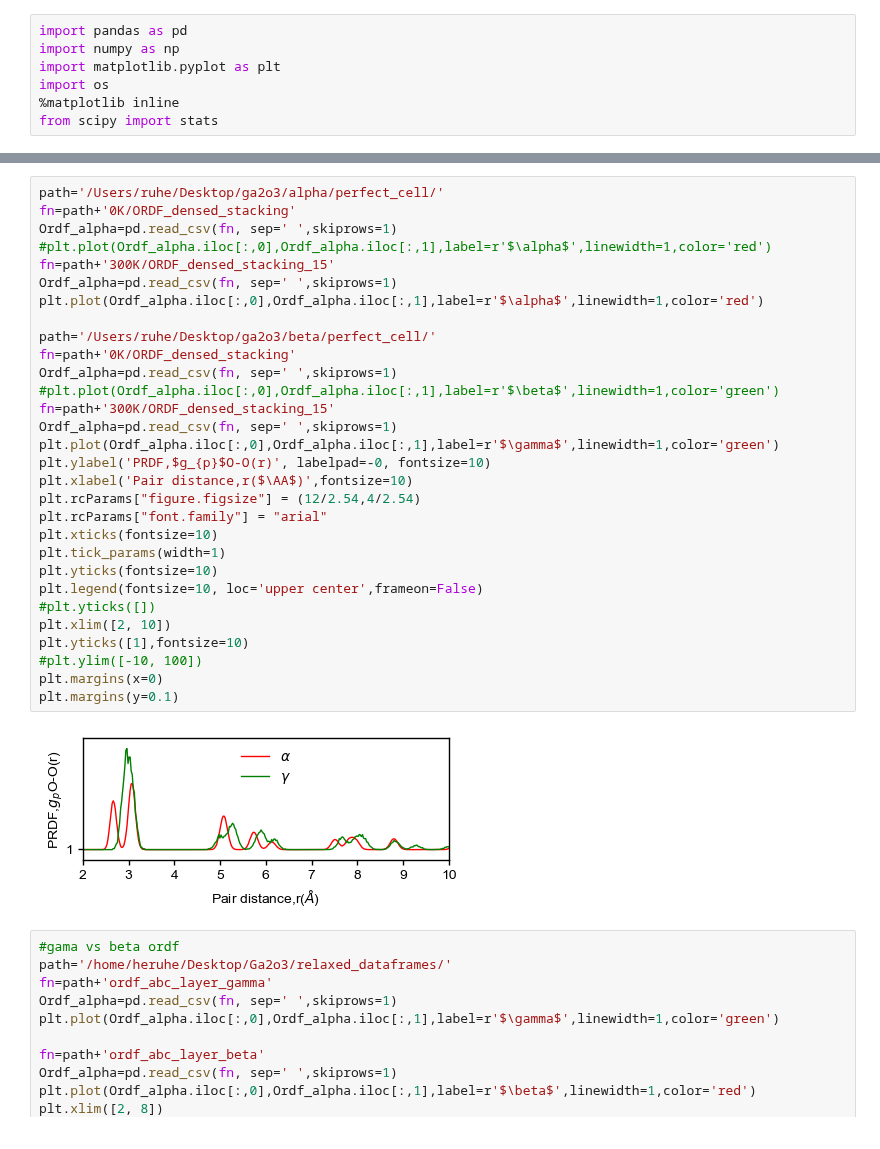
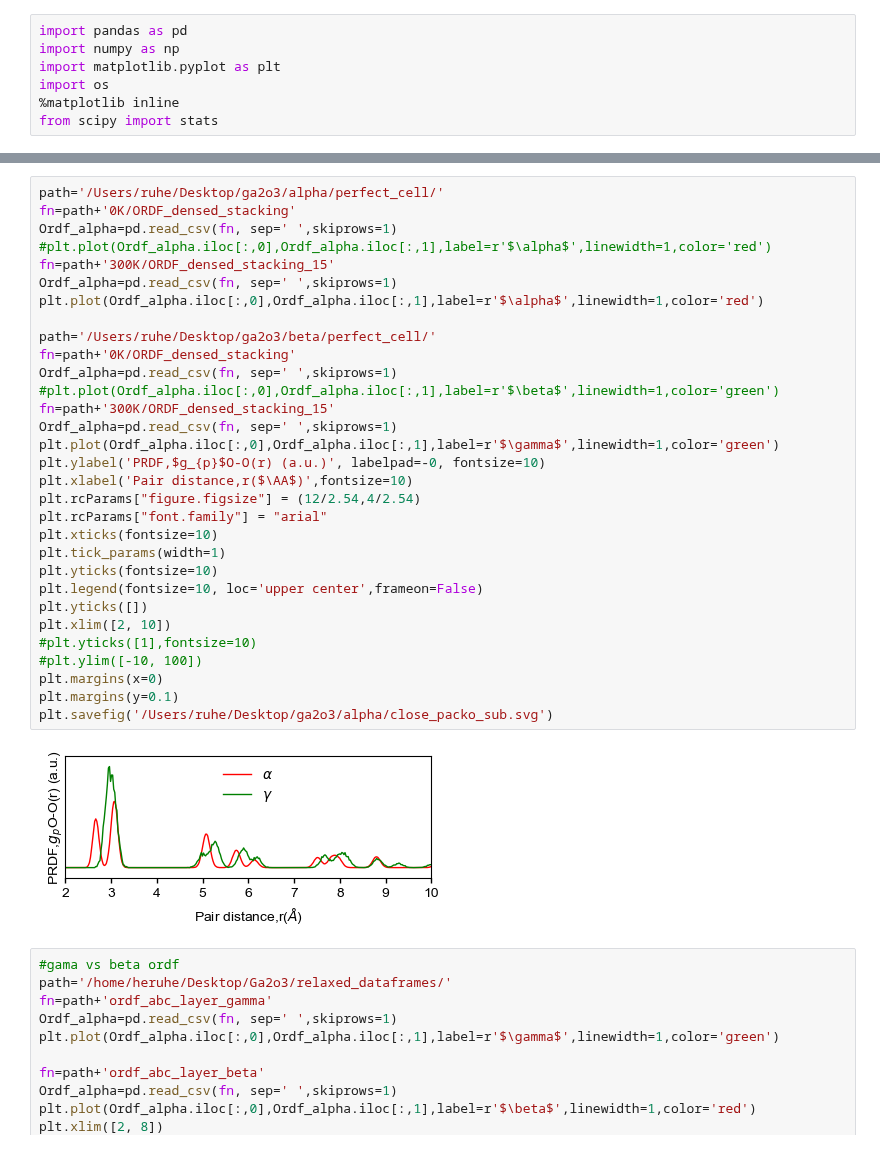
Before and after one commit to HE-RU10/ga2o3, a Jupyter notebook: alpha.ipynb, the cells around one changed output, grey strips where cells are left out. Saved outputs shown, nothing was run; the diff lists cells and outputs as text.

```diff
--- a/alpha.ipynb
+++ b/alpha.ipynb
@@ -33,35 +33,36 @@ plt.savefig('/Users/ruhe/Desktop/ga2o3/alpha/o_sub.svg')
 # %%
 path='/Users/ruhe/Desktop/ga2o3/alpha/perfect_cell/'
 fn=path+'0K/ORDF_densed_stacking'
 Ordf_alpha=pd.read_csv(fn, sep=' ',skiprows=1)
 #plt.plot(Ordf_alpha.iloc[:,0],Ordf_alpha.iloc[:,1],label=r'$\alpha$',linewidth=1,color='red')
 fn=path+'300K/ORDF_densed_stacking_15'
 Ordf_alpha=pd.read_csv(fn, sep=' ',skiprows=1)
 plt.plot(Ordf_alpha.iloc[:,0],Ordf_alpha.iloc[:,1],label=r'$\alpha$',linewidth=1,color='red')
 
 path='/Users/ruhe/Desktop/ga2o3/beta/perfect_cell/'
 fn=path+'0K/ORDF_densed_stacking'
 Ordf_alpha=pd.read_csv(fn, sep=' ',skiprows=1)
 #plt.plot(Ordf_alpha.iloc[:,0],Ordf_alpha.iloc[:,1],label=r'$\beta$',linewidth=1,color='green')
 fn=path+'300K/ORDF_densed_stacking_15'
 Ordf_alpha=pd.read_csv(fn, sep=' ',skiprows=1)
 plt.plot(Ordf_alpha.iloc[:,0],Ordf_alpha.iloc[:,1],label=r'$\gamma$',linewidth=1,color='green')
-plt.ylabel('PRDF,$g_{p}$O-O(r)', labelpad=-0, fontsize=10)
+plt.ylabel('PRDF,$g_{p}$O-O(r) (a.u.)', labelpad=-0, fontsize=10)
 plt.xlabel('Pair distance,r($\AA$)',fontsize=10)
 plt.rcParams["figure.figsize"] = (12/2.54,4/2.54)
 plt.rcParams["font.family"] = "arial"
 plt.xticks(fontsize=10)
 plt.tick_params(width=1)
 plt.yticks(fontsize=10)
 plt.legend(fontsize=10, loc='upper center',frameon=False)
-#plt.yticks([])
+plt.yticks([])
 plt.xlim([2, 10])
-plt.yticks([1],fontsize=10)
+#plt.yticks([1],fontsize=10)
 #plt.ylim([-10, 100])
 plt.margins(x=0)
 plt.margins(y=0.1)
+plt.savefig('/Users/ruhe/Desktop/ga2o3/alpha/close_packo_sub.svg')
 # %% [output]
-[figure, old version]
+[figure, new version]
 # %%
 #gama vs beta ordf
 path='/home/heruhe/Desktop/Ga2o3/relaxed_dataframes/'
```
Also changed, not shown: parts of 2 cells of this notebook.
